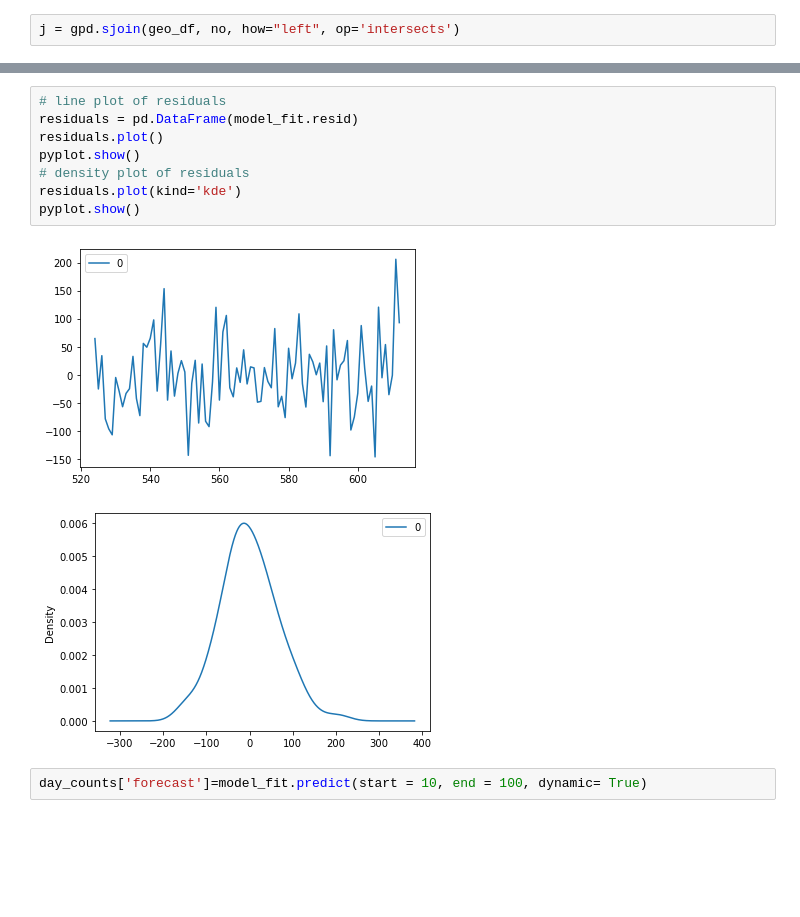
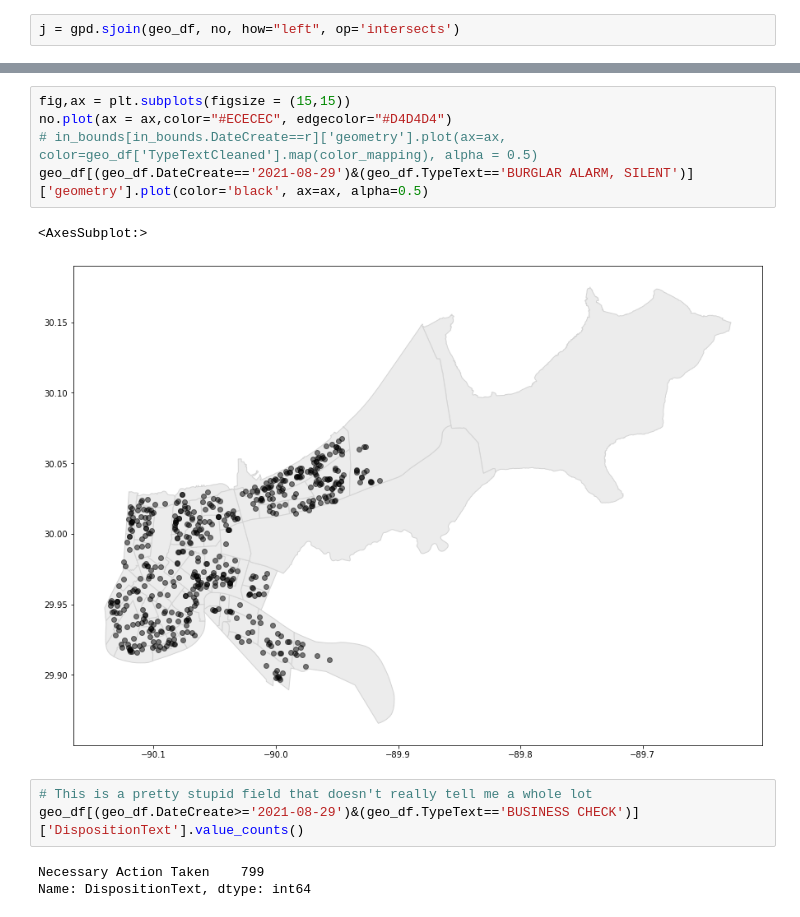
Before and after one commit to bmbejcek/nola, a Jupyter notebook: notebooks/3. Hurricane Ida Analysis.ipynb, the cells around one changed output, grey strips where cells are left out. Cells and saved outputs as stored; diff of their text form; blank space fills up the shorter version.

```diff
--- a/notebooks/3. Hurricane Ida Analysis.ipynb
+++ b/notebooks/3. Hurricane Ida Analysis.ipynb
@@ -342,13 +205,14 @@ Roots
-# %%
-# line plot of residuals
-residuals = pd.DataFrame(model_fit.resid)
-residuals.plot()
-pyplot.show()
-# density plot of residuals
-residuals.plot(kind='kde')
-pyplot.show()
-# %% [output]
-[figure, removed]
-[figure, removed]
-# %%
-day_counts['forecast']=model_fit.predict(start = 10, end = 100, dynamic= True)
+# %%
+fig,ax = plt.subplots(figsize = (15,15))
+no.plot(ax = ax,color="#ECECEC", edgecolor="#D4D4D4")
+# in_bounds[in_bounds.DateCreate==r]['geometry'].plot(ax=ax, color=geo_df['TypeTextCleaned'].map(color_mapping), alpha = 0.5)
+geo_df[(geo_df.DateCreate=='2021-08-29')&(geo_df.TypeText=='BURGLAR ALARM, SILENT')]['geometry'].plot(color='black', ax=ax, alpha=0.5)
+# %% [output]
+<AxesSubplot:>
+[figure, added]
+# %%
+# This is a pretty stupid field that doesn't really tell me a whole lot
+geo_df[(geo_df.DateCreate>='2021-08-29')&(geo_df.TypeText=='BUSINESS CHECK')]['DispositionText'].value_counts()
+# %% [output]
+Necessary Action Taken    799
+Name: DispositionText, dtype: int64
```
Also changed, not shown: parts of 10 cells of this notebook.
